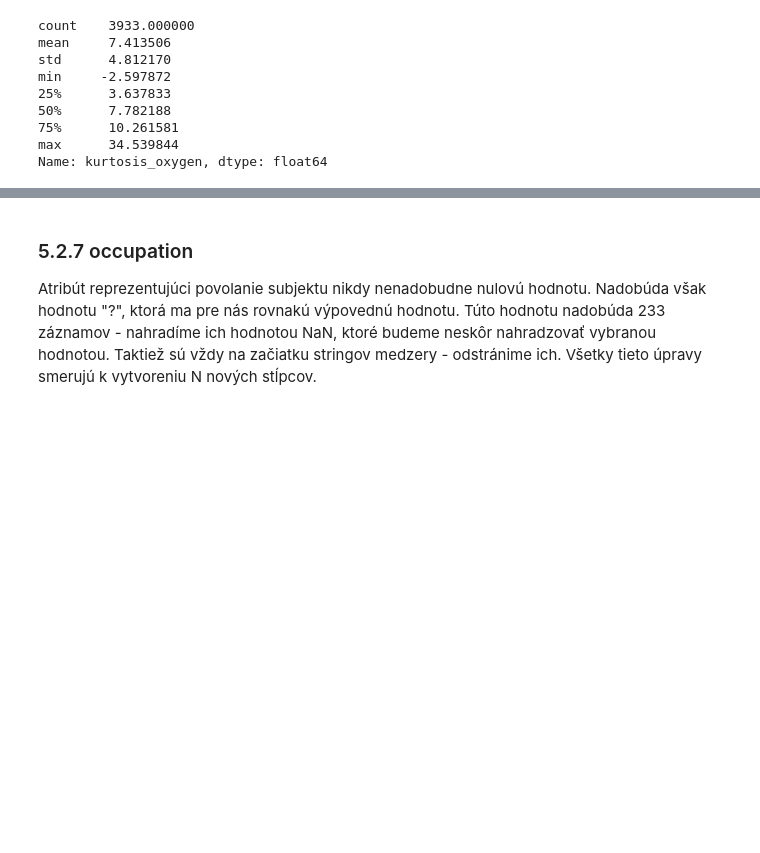
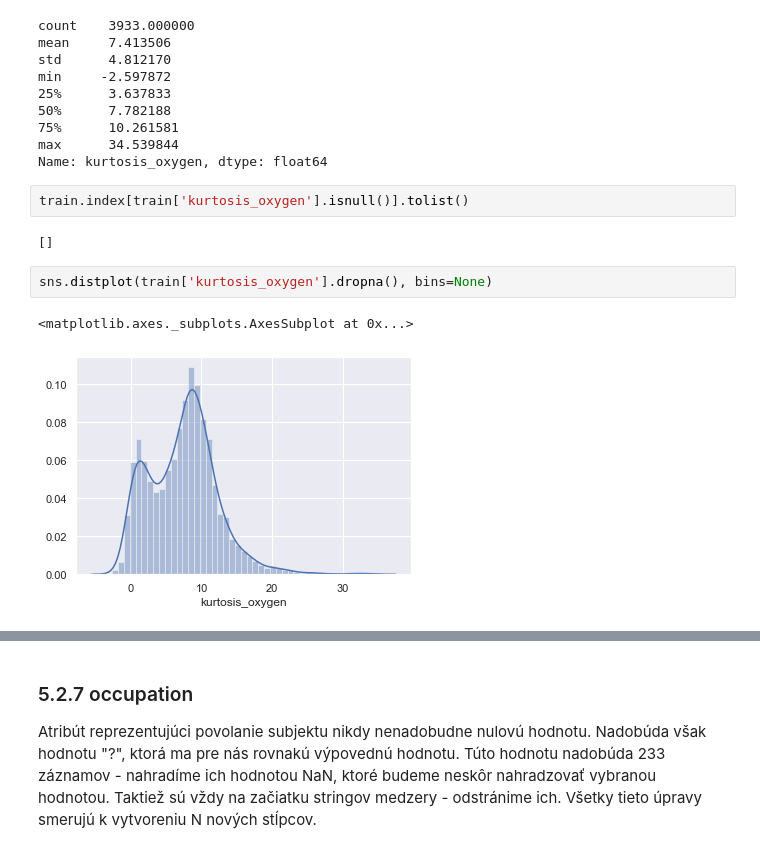
Before and after one commit to jaruji/IAU-project, a Jupyter notebook: IAU - Kocurik, Bedej J., prieskumna analyza.ipynb, the cells around one changed output, grey strips where cells are left out. Drawn from its saved outputs; the diff is of its cells as text; blank space fills up the shorter version.

```diff
--- a/IAU - Kocurik, Bedej J., prieskumna analyza.ipynb
+++ b/IAU - Kocurik, Bedej J., prieskumna analyza.ipynb
@@ -1390,3 +1391,12 @@ min     -2.597872
 75%      10.261581
 max      34.539844
 Name: kurtosis_oxygen, dtype: float64
+# %%
+train.index[train['kurtosis_oxygen'].isnull()].tolist()
+# %% [output]
+[]
+# %%
+sns.distplot(train['kurtosis_oxygen'].dropna(), bins=None)
+# %% [output]
+<matplotlib.axes._subplots.AxesSubplot at 0x...>
+[figure, added]
```
Also changed, not shown: parts of 60 cells of this notebook.
